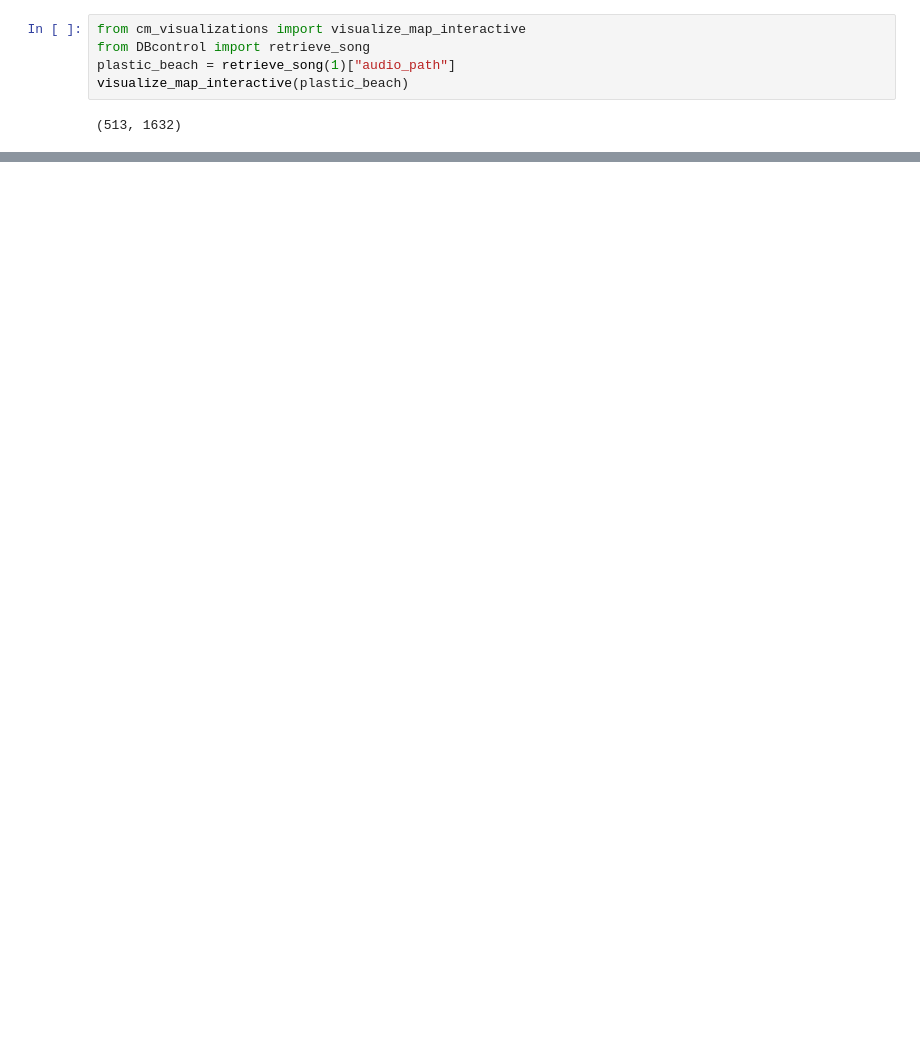
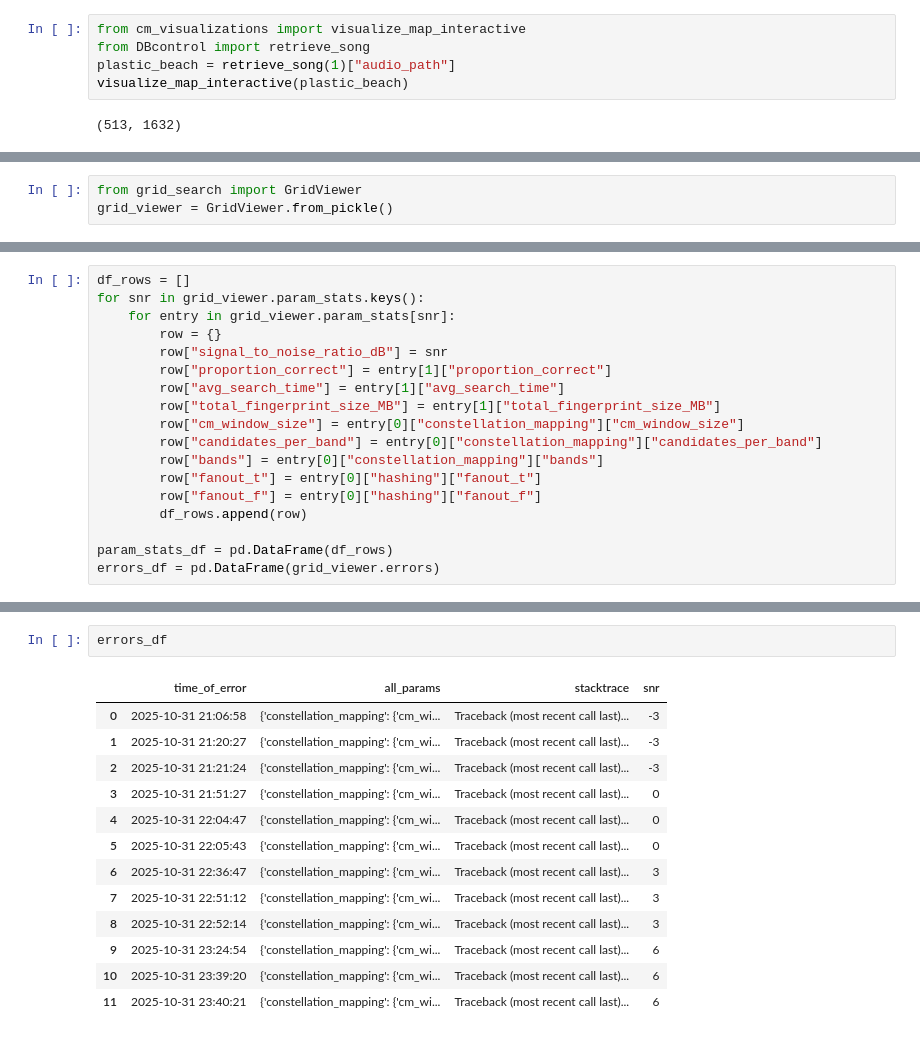
Before and after one commit to evanteal15/F25-Shazam-Clone, a Jupyter notebook: shazam_app/grid_search.ipynb, the cells around one changed output, grey strips where cells are left out. Drawn from its saved outputs; the diff is of its cells as text; blank space fills up the shorter version.

Commit message:
gridviewer.json has info for each param combination in cartesian product of param grid, just have to visualize with interface

```diff
--- a/shazam_app/grid_search.ipynb
+++ b/shazam_app/grid_search.ipynb
@@ -53,0 +57,3 @@ visualize_map_interactive(plastic_beach)
+# %%
+from grid_search import GridViewer
+grid_viewer = GridViewer.from_pickle()
@@ -53,0 +74,18 @@ visualize_map_interactive(plastic_beach)
+# %%
+df_rows = []
+for snr in grid_viewer.param_stats.keys():
+    for entry in grid_viewer.param_stats[snr]:
+        row = {}
+        row["signal_to_noise_ratio_dB"] = snr
+        row["proportion_correct"] = entry[1]["proportion_correct"]
+        row["avg_search_time"] = entry[1]["avg_search_time"]
+        row["total_fingerprint_size_MB"] = entry[1]["total_fingerprint_size_MB"]
+        row["cm_window_size"] = entry[0]["constellation_mapping"]["cm_window_size"]
+        row["candidates_per_band"] = entry[0]["constellation_mapping"]["candidates_per_band"]
+        row["bands"] = entry[0]["constellation_mapping"]["bands"]
+        row["fanout_t"] = entry[0]["hashing"]["fanout_t"]
+        row["fanout_f"] = entry[0]["hashing"]["fanout_f"]
+        df_rows.append(row)
+
+param_stats_df = pd.DataFrame(df_rows)
+errors_df = pd.DataFrame(grid_viewer.errors)
@@ -53,0 +113,16 @@ visualize_map_interactive(plastic_beach)
+# %%
+errors_df
+# %% [output]
+|  | time_of_error | all_params | stacktrace | snr |
+| 0 | 2025-10-31 21:06:58 | {'constellation_mapping': {'cm_wi... | Traceback (most recent call last)... | -3 |
+| 1 | 2025-10-31 21:20:27 | {'constellation_mapping': {'cm_wi... | Traceback (most recent call last)... | -3 |
+| 2 | 2025-10-31 21:21:24 | {'constellation_mapping': {'cm_wi... | Traceback (most recent call last)... | -3 |
+| 3 | 2025-10-31 21:51:27 | {'constellation_mapping': {'cm_wi... | Traceback (most recent call last)... | 0 |
+| 4 | 2025-10-31 22:04:47 | {'constellation_mapping': {'cm_wi... | Traceback (most recent call last)... | 0 |
+| 5 | 2025-10-31 22:05:43 | {'constellation_mapping': {'cm_wi... | Traceback (most recent call last)... | 0 |
+| 6 | 2025-10-31 22:36:47 | {'constellation_mapping': {'cm_wi... | Traceback (most recent call last)... | 3 |
+| 7 | 2025-10-31 22:51:12 | {'constellation_mapping': {'cm_wi... | Traceback (most recent call last)... | 3 |
+| 8 | 2025-10-31 22:52:14 | {'constellation_mapping': {'cm_wi... | Traceback (most recent call last)... | 3 |
+| 9 | 2025-10-31 23:24:54 | {'constellation_mapping': {'cm_wi... | Traceback (most recent call last)... | 6 |
+| 10 | 2025-10-31 23:39:20 | {'constellation_mapping': {'cm_wi... | Traceback (most recent call last)... | 6 |
+| 11 | 2025-10-31 23:40:21 | {'constellation_mapping': {'cm_wi... | Traceback (most recent call last)... | 6 |
```
Also changed, not shown: parts of 5 cells of this notebook, 3 other files.
